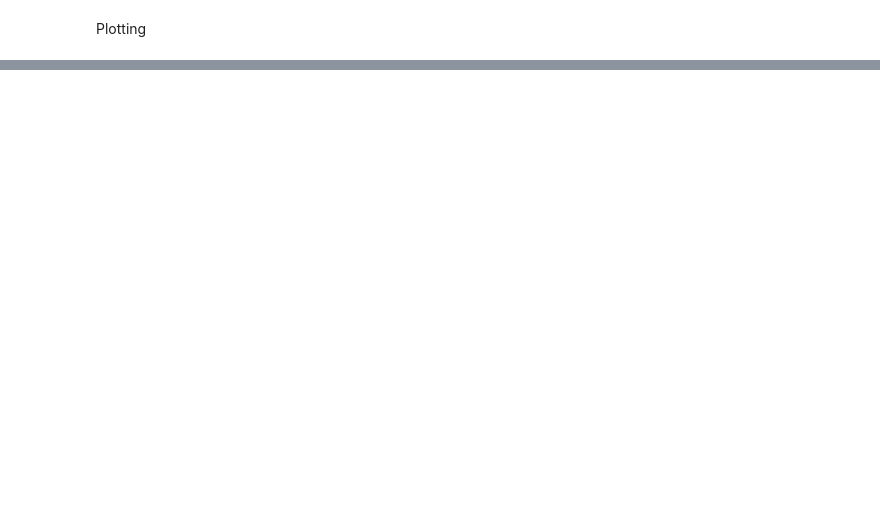
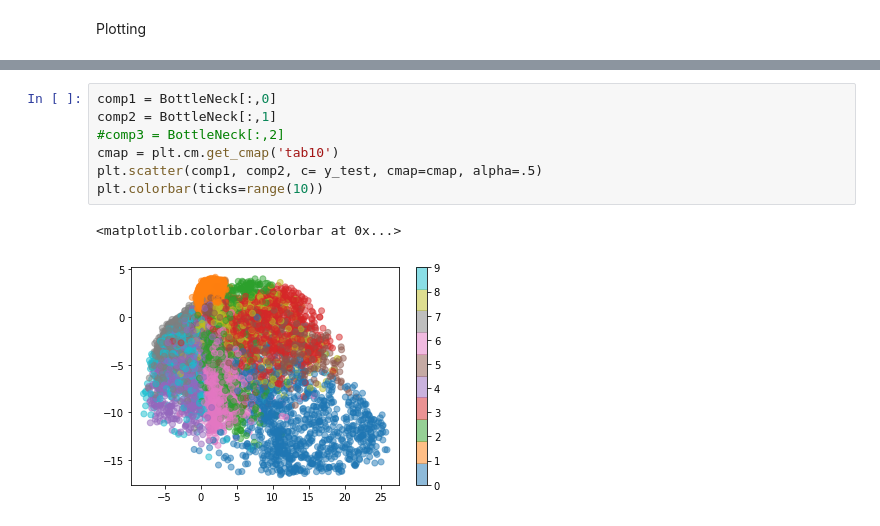
Before and after one commit to mehdi-or/Variational-AE, a Jupyter notebook: Mnist_AE.ipynb, the cells around one changed output, grey strips where cells are left out. Drawn from its saved outputs; the diff is of its cells as text; blank space fills up the shorter version.

```diff
--- a/Mnist_AE.ipynb
+++ b/Mnist_AE.ipynb
@@ -130,0 +148,10 @@ plt.title('BN features')
+# %%
+comp1 = BottleNeck[:,0]
+comp2 = BottleNeck[:,1]
+#comp3 = BottleNeck[:,2]
+cmap = plt.cm.get_cmap('tab10')
+plt.scatter(comp1, comp2, c= y_test, cmap=cmap, alpha=.5)
+plt.colorbar(ticks=range(10))
+# %% [output]
+<matplotlib.colorbar.Colorbar at 0x...>
+[figure, added]
```
Also changed, not shown: parts of 7 cells of this notebook.
